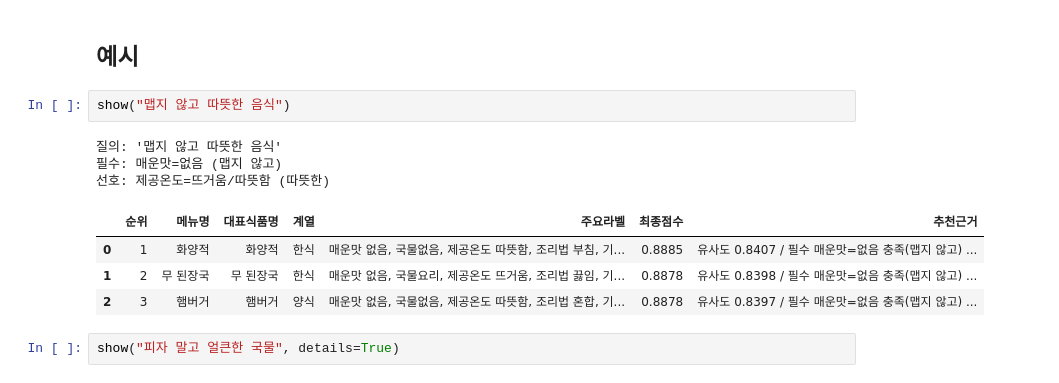
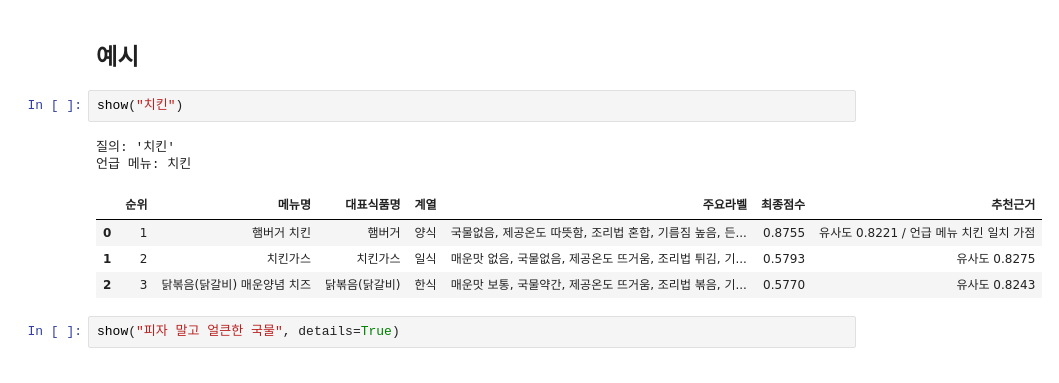
Before and after one commit to JeongHyck06/Menu-recommend-algorithmn, a Jupyter notebook: notebooks/07_try_recommendation.ipynb, the cells around one changed output. Saved outputs shown, nothing was run; the diff lists cells and outputs as text.

```diff
--- a/notebooks/07_try_recommendation.ipynb
+++ b/notebooks/07_try_recommendation.ipynb
@@ -104,15 +104,14 @@ def show_many(texts, k=None):
 # %% [markdown]
 ## 예시
 # %%
-show("맵지 않고 따뜻한 음식")
+show("치킨")
 # %% [output]
-질의: '맵지 않고 따뜻한 음식'
-필수: 매운맛=없음 (맵지 않고)
-선호: 제공온도=뜨거움/따뜻함 (따뜻한)
+질의: '치킨'
+언급 메뉴: 치킨
 |  | 순위 | 메뉴명 | 대표식품명 | 계열 | 주요라벨 | 최종점수 | 추천근거 |
-| 0 | 1 | 화양적 | 화양적 | 한식 | 매운맛 없음, 국물없음, 제공온도 따뜻함, 조리법 부침, 기... | 0.8885 | 유사도 0.8407 / 필수 매운맛=없음 충족(맵지 않고) ... |
-| 1 | 2 | 무 된장국 | 무 된장국 | 한식 | 매운맛 없음, 국물요리, 제공온도 뜨거움, 조리법 끓임, 기... | 0.8878 | 유사도 0.8398 / 필수 매운맛=없음 충족(맵지 않고) ... |
-| 2 | 3 | 햄버거 | 햄버거 | 양식 | 매운맛 없음, 국물없음, 제공온도 따뜻함, 조리법 혼합, 기... | 0.8878 | 유사도 0.8397 / 필수 매운맛=없음 충족(맵지 않고) ... |
+| 0 | 1 | 햄버거 치킨 | 햄버거 | 양식 | 국물없음, 제공온도 따뜻함, 조리법 혼합, 기름짐 높음, 든... | 0.8755 | 유사도 0.8221 / 언급 메뉴 치킨 일치 가점 |
+| 1 | 2 | 치킨가스 | 치킨가스 | 일식 | 매운맛 없음, 국물없음, 제공온도 뜨거움, 조리법 튀김, 기... | 0.5793 | 유사도 0.8275 |
+| 2 | 3 | 닭볶음(닭갈비) 매운양념 치즈 | 닭볶음(닭갈비) | 한식 | 매운맛 보통, 국물약간, 제공온도 뜨거움, 조리법 볶음, 기... | 0.5770 | 유사도 0.8243 |
 # %%
 show("피자 말고 얼큰한 국물", details=True)
 # %% [output]
```
Also changed, not shown: parts of 1 cell of this notebook, 17 other files.
